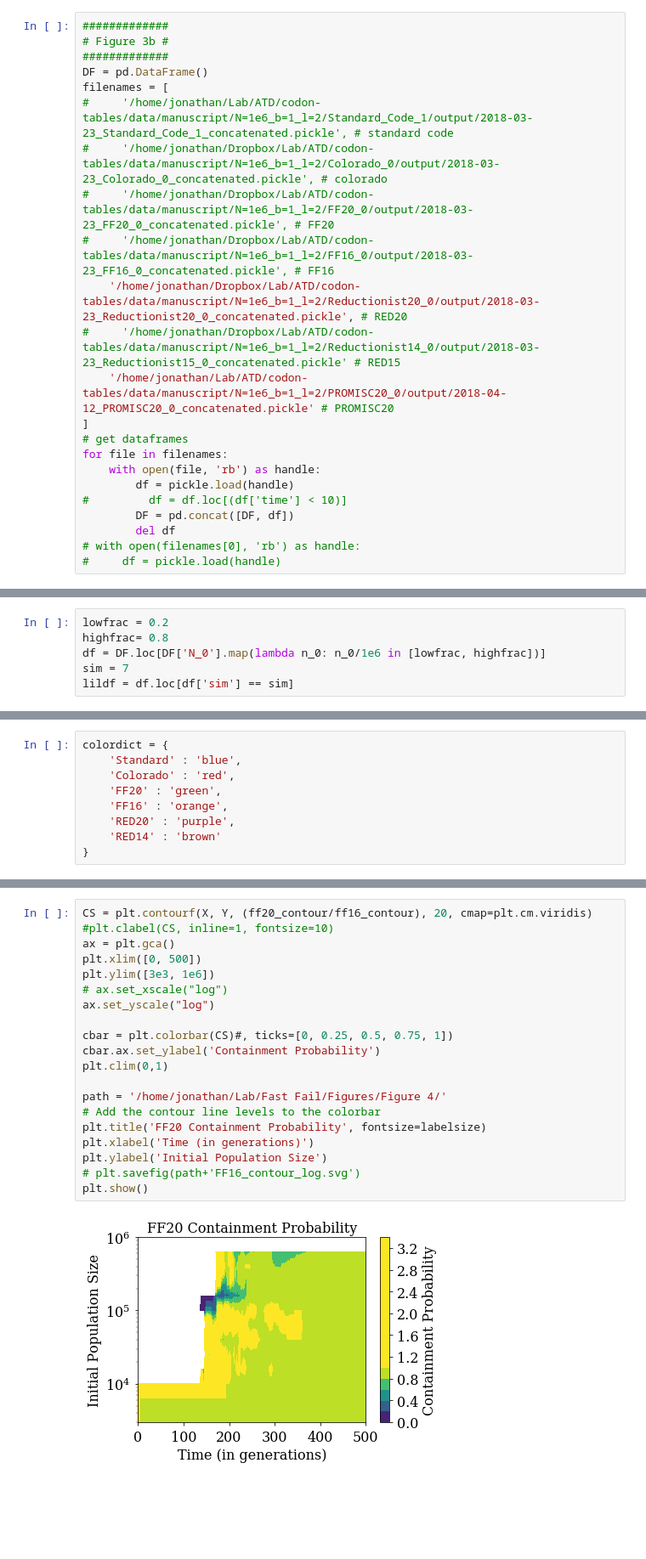
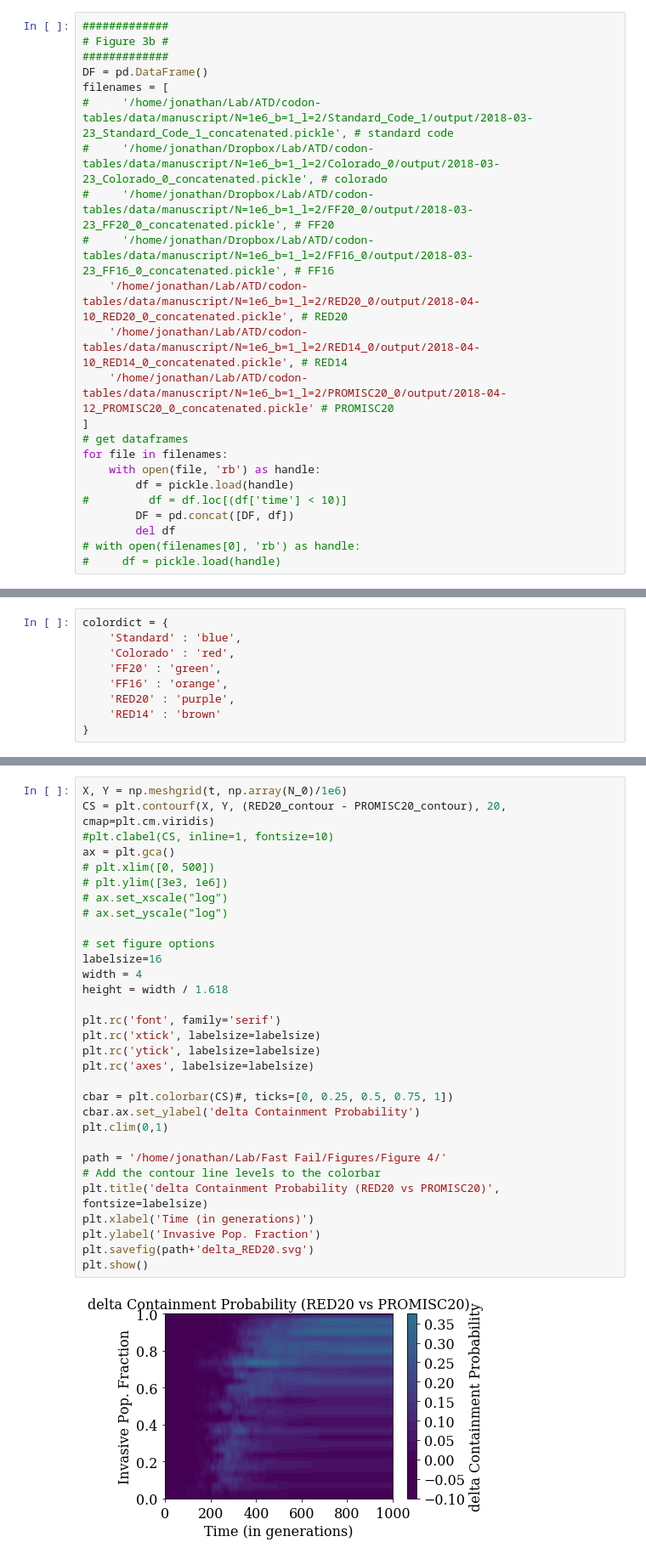
Before and after one commit to EndyLab/codon-tables, a Jupyter notebook: notebooks/fast_fail_figs.ipynb, the cells around one changed output, grey strips where cells are left out. Shown at 85% size. Saved outputs shown, nothing was run; the diff lists cells and outputs as text; blank space fills up the shorter version.

```diff
--- a/notebooks/fast_fail_figs.ipynb
+++ b/notebooks/fast_fail_figs.ipynb
@@ -440,8 +444,8 @@ filenames = [
 #     '/home/jonathan/Dropbox/Lab/ATD/codon-tables/data/manuscript/N=1e6_b=1_l=2/Colorado_0/output/2018-03-23_Colorado_0_concatenated.pickle', # colorado
 #     '/home/jonathan/Dropbox/Lab/ATD/codon-tables/data/manuscript/N=1e6_b=1_l=2/FF20_0/output/2018-03-23_FF20_0_concatenated.pickle', # FF20
 #     '/home/jonathan/Dropbox/Lab/ATD/codon-tables/data/manuscript/N=1e6_b=1_l=2/FF16_0/output/2018-03-23_FF16_0_concatenated.pickle', # FF16
-    '/home/jonathan/Dropbox/Lab/ATD/codon-tables/data/manuscript/N=1e6_b=1_l=2/Reductionist20_0/output/2018-03-23_Reductionist20_0_concatenated.pickle', # RED20
-#     '/home/jonathan/Dropbox/Lab/ATD/codon-tables/data/manuscript/N=1e6_b=1_l=2/Reductionist14_0/output/2018-03-23_Reductionist15_0_concatenated.pickle' # RED15
+    '/home/jonathan/Lab/ATD/codon-tables/data/manuscript/N=1e6_b=1_l=2/RED20_0/output/2018-04-10_RED20_0_concatenated.pickle', # RED20
+    '/home/jonathan/Lab/ATD/codon-tables/data/manuscript/N=1e6_b=1_l=2/RED14_0/output/2018-04-10_RED14_0_concatenated.pickle', # RED14
     '/home/jonathan/Lab/ATD/codon-tables/data/manuscript/N=1e6_b=1_l=2/PROMISC20_0/output/2018-04-12_PROMISC20_0_concatenated.pickle' # PROMISC20
 ]
 # get dataframes
@@ -858,9 +863,3 @@ plt.savefig('/home/jonathan/Lab/Fast Fail/Figures/Figure 4/4a_individual_traces.
 plt.show()
 # %% [output]
 [figure]
-# %%
-lowfrac = 0.2
-highfrac= 0.8
-df = DF.loc[DF['N_0'].map(lambda n_0: n_0/1e6 in [lowfrac, highfrac])]
-sim = 7
-lildf = df.loc[df['sim'] == sim]
@@ -1063,25 +1041,36 @@ plt.show()
 # %%
-CS = plt.contourf(X, Y, (ff20_contour/ff16_contour), 20, cmap=plt.cm.viridis)
+X, Y = np.meshgrid(t, np.array(N_0)/1e6)
+CS = plt.contourf(X, Y, (RED20_contour - PROMISC20_contour), 20, cmap=plt.cm.viridis)
 #plt.clabel(CS, inline=1, fontsize=10)
 ax = plt.gca()
-plt.xlim([0, 500])
-plt.ylim([3e3, 1e6])
+# plt.xlim([0, 500])
+# plt.ylim([3e3, 1e6])
 # ax.set_xscale("log")
-ax.set_yscale("log")
+# ax.set_yscale("log")
+
+# set figure options
+labelsize=16
+width = 4
+height = width / 1.618
+
+plt.rc('font', family='serif')
+plt.rc('xtick', labelsize=labelsize)
+plt.rc('ytick', labelsize=labelsize)
+plt.rc('axes', labelsize=labelsize)
 
 cbar = plt.colorbar(CS)#, ticks=[0, 0.25, 0.5, 0.75, 1])
-cbar.ax.set_ylabel('Containment Probability')
+cbar.ax.set_ylabel('delta Containment Probability')
 plt.clim(0,1)
 
 path = '/home/jonathan/Lab/Fast Fail/Figures/Figure 4/'
 # Add the contour line levels to the colorbar
-plt.title('FF20 Containment Probability', fontsize=labelsize)
+plt.title('delta Containment Probability (RED20 vs PROMISC20)', fontsize=labelsize)
 plt.xlabel('Time (in generations)')
-plt.ylabel('Initial Population Size')
-# plt.savefig(path+'FF16_contour_log.svg')
+plt.ylabel('Invasive Pop. Fraction')
+plt.savefig(path+'delta_RED20.svg')
 plt.show()
 # %% [output]
-[figure, old version]
+[figure, new version]
 # %%
 colordict = {
     'Standard' : 'blue',
```
Also changed, not shown: parts of 13 cells of this notebook, 1 other file.
